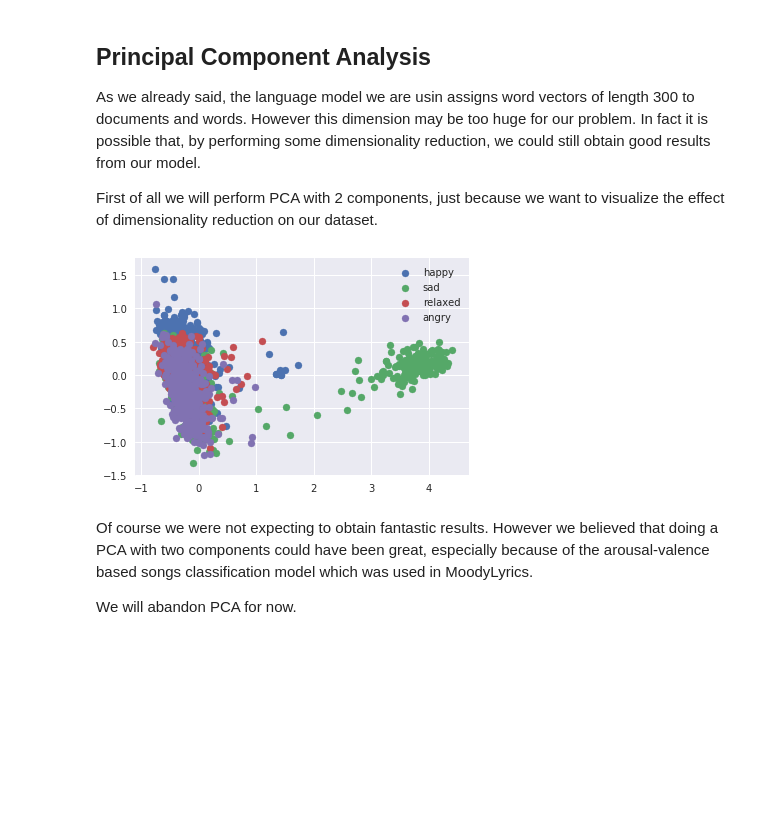
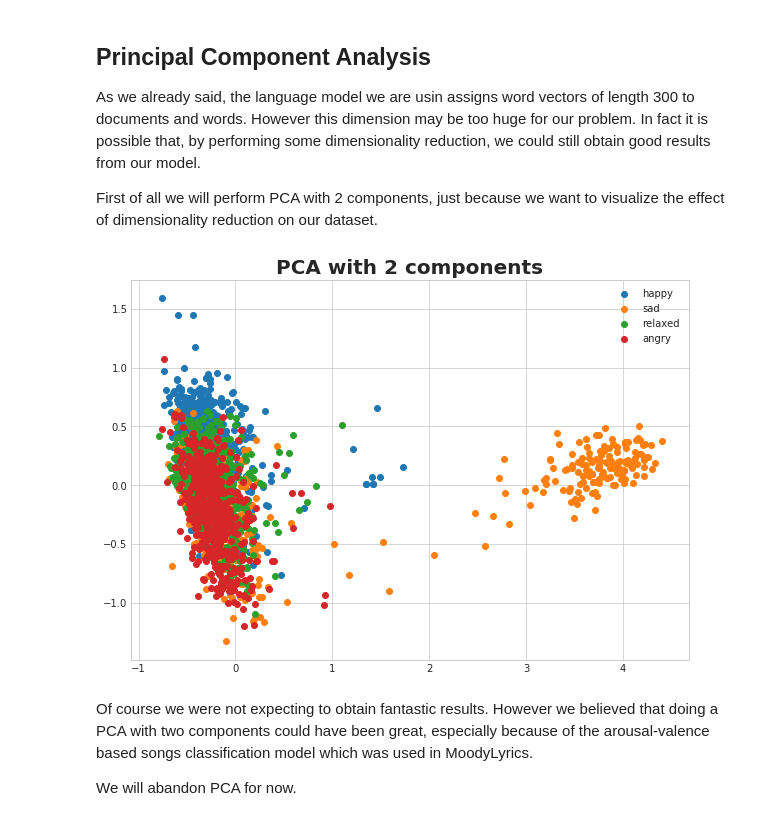
Before and after one commit to sgiammy/emotion-patterns-in-music-playlists, a Jupyter notebook: Notebook/1_ED_in_songs_lyrics.ipynb, the cells around one changed output. Cells and saved outputs as stored; diff of their text form; code cells hidden in the pictures; blank space fills up the shorter version.

```diff
--- a/Notebook/1_ED_in_songs_lyrics.ipynb
+++ b/Notebook/1_ED_in_songs_lyrics.ipynb
@@ -20,7 +20,9 @@ from sklearn.metrics import confusion_matrix
 from sklearn.decomposition import PCA
 
 import seaborn as sns
-sns.set()
+sns.set_style("whitegrid")
+sns.set_color_codes()
+
 import matplotlib.pyplot as plt
 
 from utils.datasets import load_dataset_from_path, split_train_validation
@@ -410,15 +413,18 @@ comps = list(zip(components, pca_y))
 pca_df = pd.DataFrame(comps, columns=['Vector', 'Emotion'])
 # %%
 # Plot points for each class
+fig, ax = plt.subplots()
+fig.set_size_inches(10, 7)
 for i in range(4):
     emo_df = pca_df[pca_df['Emotion'] == i]
     x = emo_df['Vector'].as_matrix()
     x = np.array([np.array(k) for k in x])
     plt.scatter(x[:,0], x[:,1])
 plt.legend(emotion_labels)
+plt.title('PCA with 2 components', weight='bold', fontsize=20)
 plt.show()
 # %% [output]
-[figure, old version]
+[figure, new version]
 # %% [markdown]
 Of course we were not expecting to obtain fantastic results. However we believed that doing a PCA with two components could have been great, especially because of the arousal-valence based songs classification model which was used in MoodyLyrics.
 
```
Also changed, not shown: parts of 6 cells of this notebook, 7 other files.
